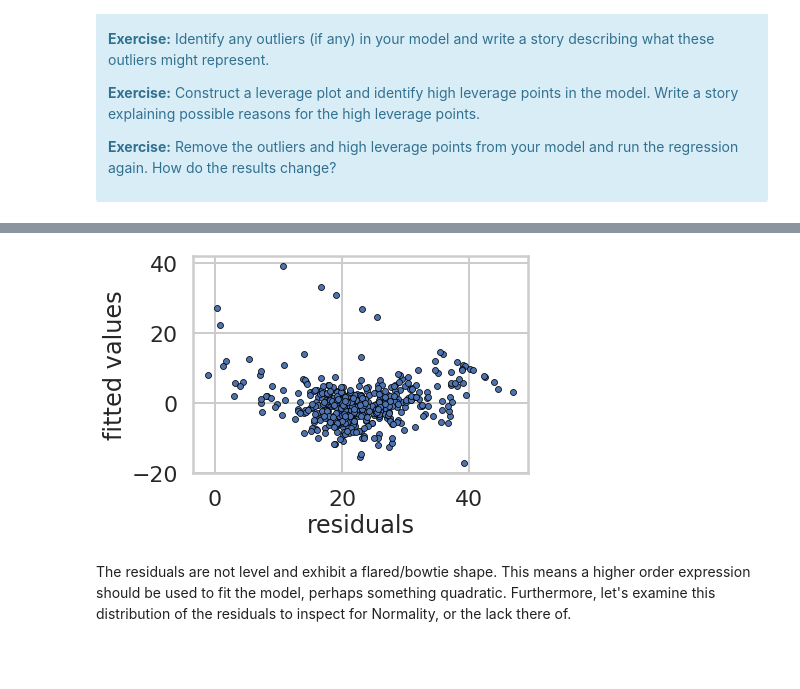
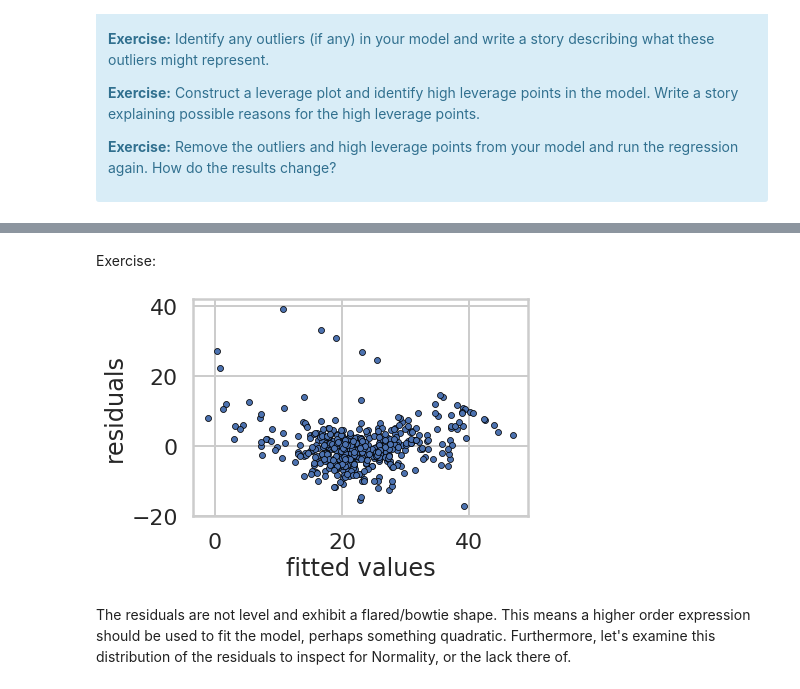
Before and after one commit to AHalarewicz/LinearRegression, a Jupyter notebook: linear_regression/Mini_Project_Linear_Regression.ipynb, the cells around one changed output, grey strips where cells are left out. Drawn from its saved outputs; the diff is of its cells as text; code cells hidden in the pictures; blank space fills up the shorter version.

```diff
--- a/linear_regression/Mini_Project_Linear_Regression.ipynb
+++ b/linear_regression/Mini_Project_Linear_Regression.ipynb
@@ -1288,20 +1293,22 @@ Warnings:
 # data
 y = bos['PRICE']
 X = bos[['RM', 'CRIM', 'PTRATIO']]
+# %% [markdown]
+Exercise:
 # %%
 # Construct a fitted values versus residuals plot.
 # What does the plot tell you?
 # Are there any violations of the model assumptions?
 
 fit_vals = fitted_model.fittedvalues
 resids = fitted_model.resid
 
 # create scatter plot
 _ = sns.scatterplot(fit_vals, resids, marker='.', edgecolor='k')
-_ = plt.xlabel('residuals')
-_ = plt.ylabel('fitted values')
+_ = plt.ylabel('residuals')
+_ = plt.xlabel('fitted values')
 # %% [output]
-[figure, old version]
+[figure, new version]
 # %% [markdown]
 The residuals are not level and exhibit a flared/bowtie shape. This means a higher order expression should be used to fit the model, perhaps something quadratic. Furthermore, let's examine this distribution of the residuals to inspect for Normality, or the lack there of.
 # %%
```
Also changed, not shown: parts of 21 cells of this notebook.
